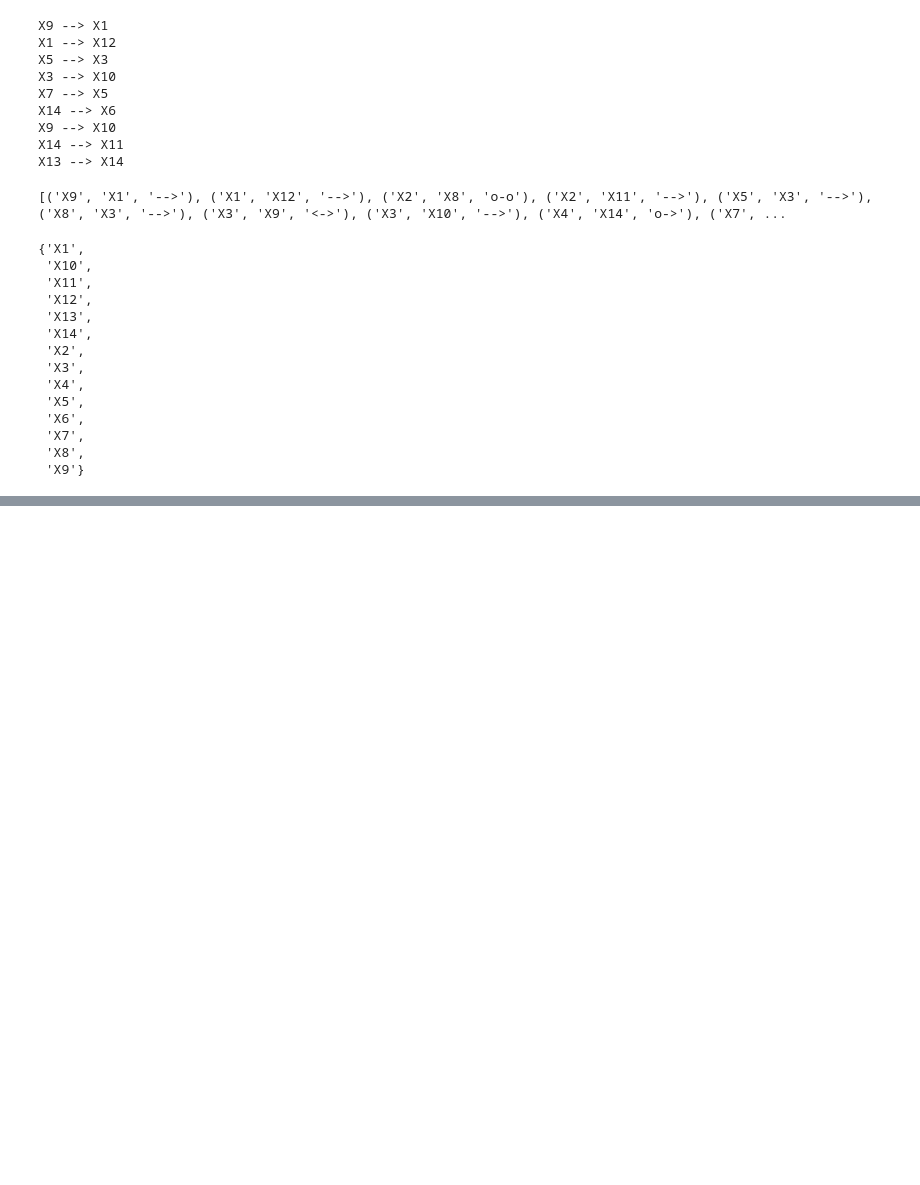
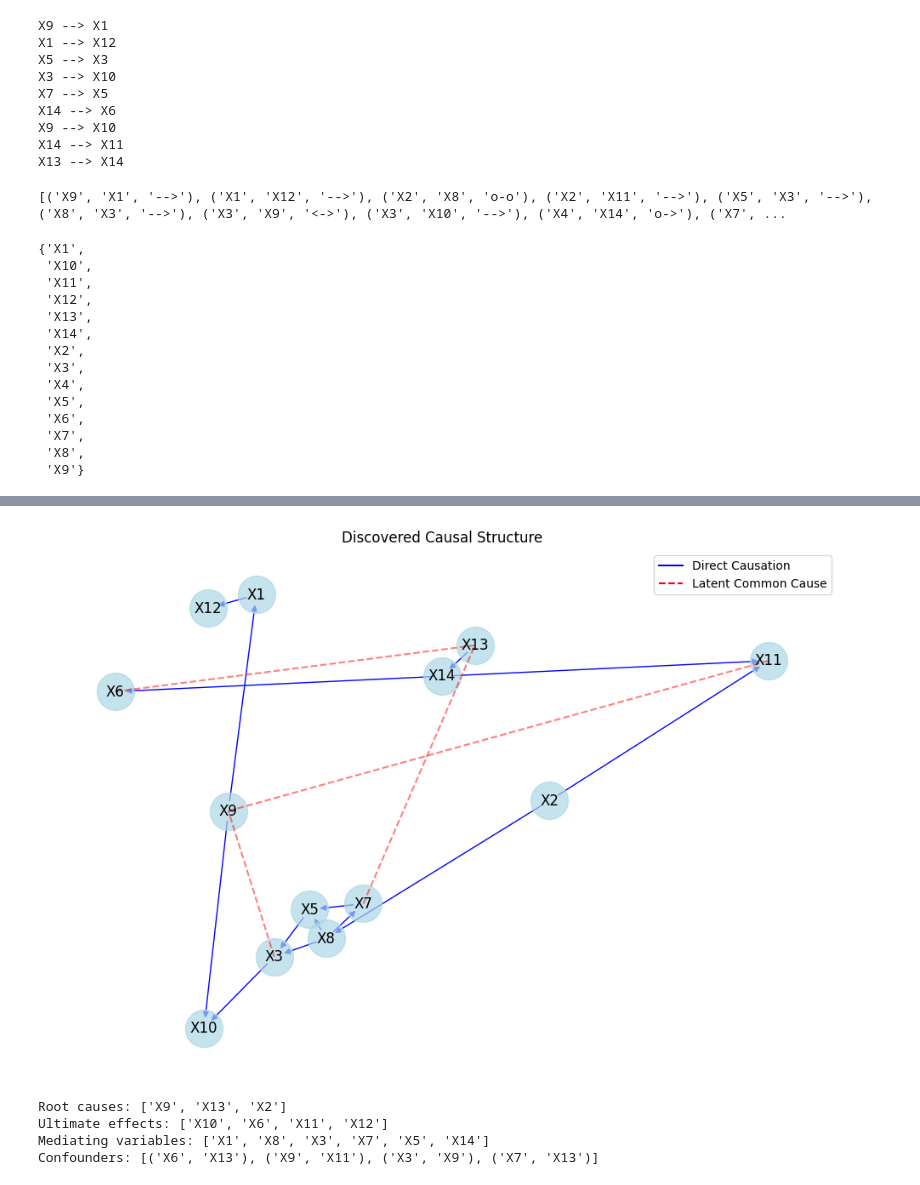
Before and after one commit to michelebanfi/cSAT, a Jupyter notebook: notebook.ipynb, the cells around one changed output, grey strips where cells are left out. Cells and saved outputs as stored; diff of their text form; code cells hidden in the pictures; blank space fills up the shorter version.

```diff
--- a/notebook.ipynb
+++ b/notebook.ipynb
@@ -170,0 +392,16 @@ cnf
+# %%
+plt = visualize_causal_solution(solution)
+plt.show()
+# %% [output]
+[figure, added]
+# %%
+analysis = analyze_causal_structure(solution)
+print("Root causes:", analysis['root_causes'])
+print("Ultimate effects:", analysis['leaf_effects'])
+print("Mediating variables:", analysis['mediators'])
+print("Confounders:", analysis['confounders'])
+# %% [output]
+Root causes: ['X9', 'X13', 'X2']
+Ultimate effects: ['X10', 'X6', 'X11', 'X12']
+Mediating variables: ['X1', 'X8', 'X3', 'X7', 'X5', 'X14']
+Confounders: [('X6', 'X13'), ('X9', 'X11'), ('X3', 'X9'), ('X7', 'X13')]
```
Also changed, not shown: parts of 6 cells of this notebook, 1 other file.
